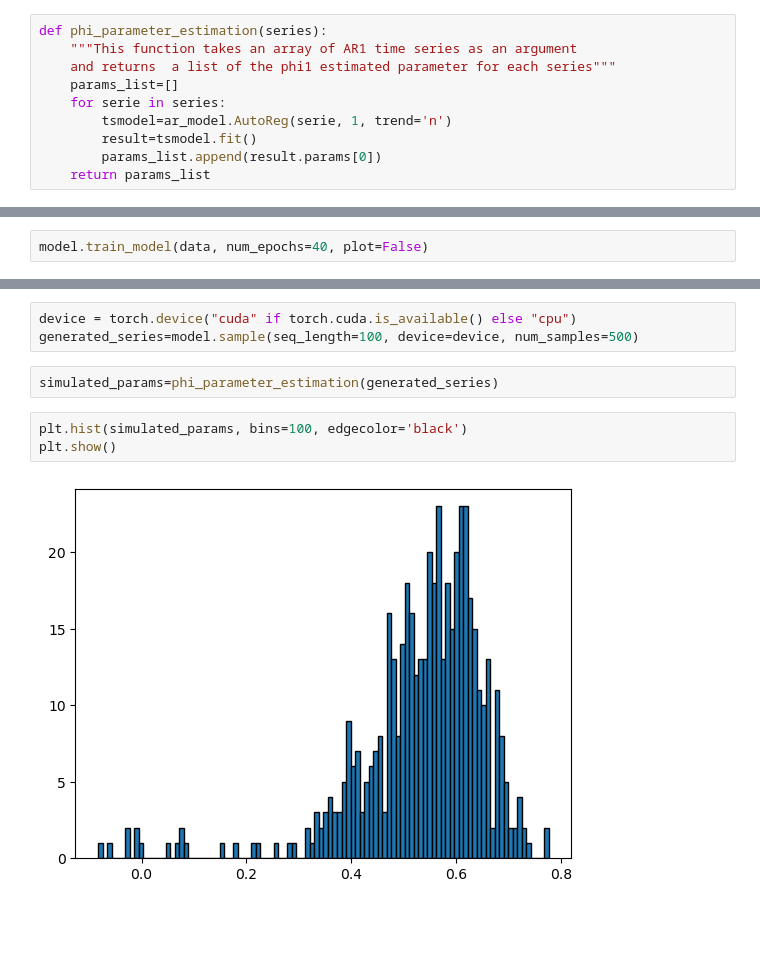
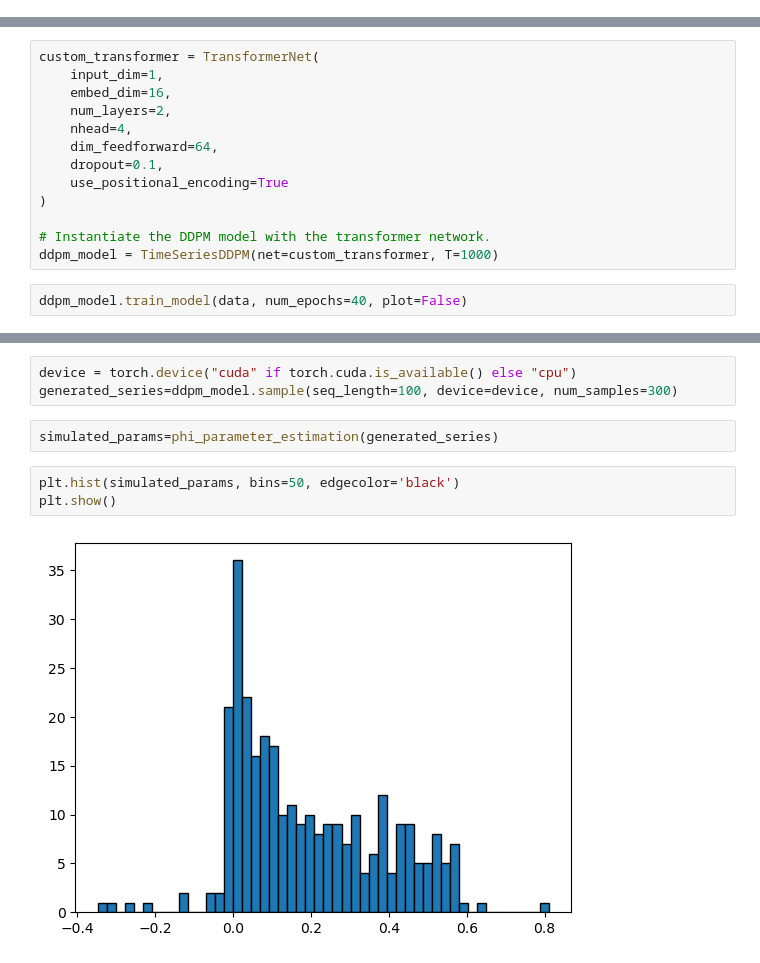
Before and after one commit to mateos-yago/gen_diffusion_time_series, a Jupyter notebook: scrap_develop.ipynb, the cells around one changed output, grey strips where cells are left out. Drawn from its saved outputs; the diff is of its cells as text; blank space fills up the shorter version.

```diff
--- a/scrap_develop.ipynb
+++ b/scrap_develop.ipynb
@@ -40,11 +50 @@ np.float64(0.6509395516303744)
-# %%
-def phi_parameter_estimation(series):
-    """This function takes an array of AR1 time series as an argument
-    and returns  a list of the phi1 estimated parameter for each series"""
-    params_list=[]
-    for serie in series:
-        tsmodel=ar_model.AutoReg(serie, 1, trend='n')
-        result=tsmodel.fit()
-        params_list.append(result.params[0])
-    return params_list
 # %%
@@ -59,3 +69,16 @@ model=TimeSeriesDDPM(input_dim=1, use_conv=True, conv_channels=16, num_lstm_laye
+# %%
+custom_transformer = TransformerNet(
+    input_dim=1,
+    embed_dim=16,
+    num_layers=2,
+    nhead=4,
+    dim_feedforward=64,
+    dropout=0.1,
+    use_positional_encoding=True
+)
+
+# Instantiate the DDPM model with the transformer network.
+ddpm_model = TimeSeriesDDPM(net=custom_transformer, T=1000)
 # %%
-model.train_model(data, num_epochs=40, plot=False)
+ddpm_model.train_model(data, num_epochs=40, plot=False)
 # %% [output]
@@ -79,10 +102,10 @@ Epoch 40, Loss: 0.04094894709531218
 # %%
 device = torch.device("cuda" if torch.cuda.is_available() else "cpu")
-generated_series=model.sample(seq_length=100, device=device, num_samples=500)
+generated_series=ddpm_model.sample(seq_length=100, device=device, num_samples=300)
 # %%
 simulated_params=phi_parameter_estimation(generated_series)
 # %%
-plt.hist(simulated_params, bins=100, edgecolor='black')
+plt.hist(simulated_params, bins=50, edgecolor='black')
 plt.show()
 # %% [output]
-[figure, old version]
+[figure, new version]
```
Also changed, not shown: parts of 13 cells of this notebook, 5 other files.
